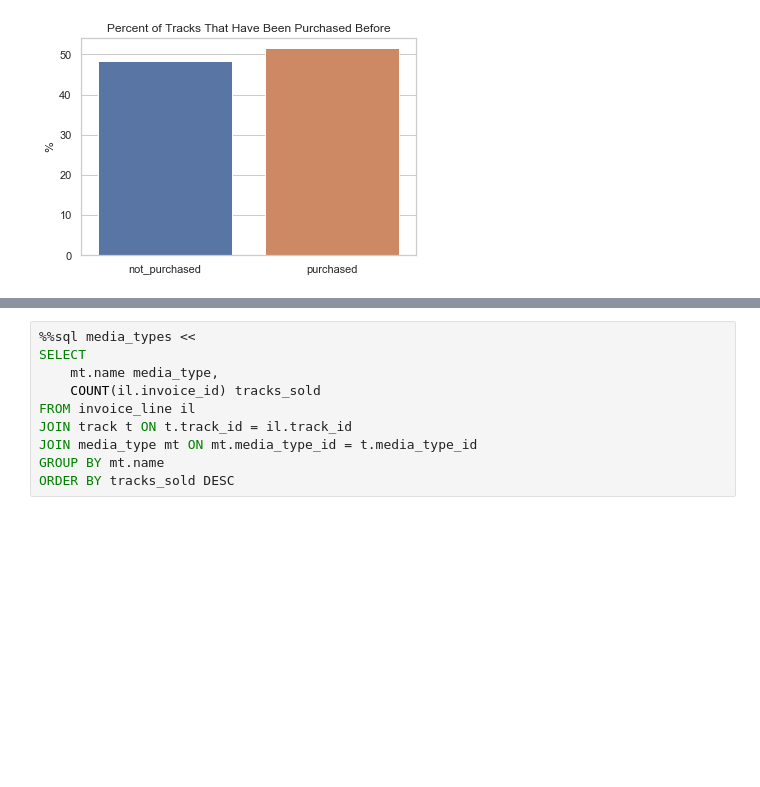
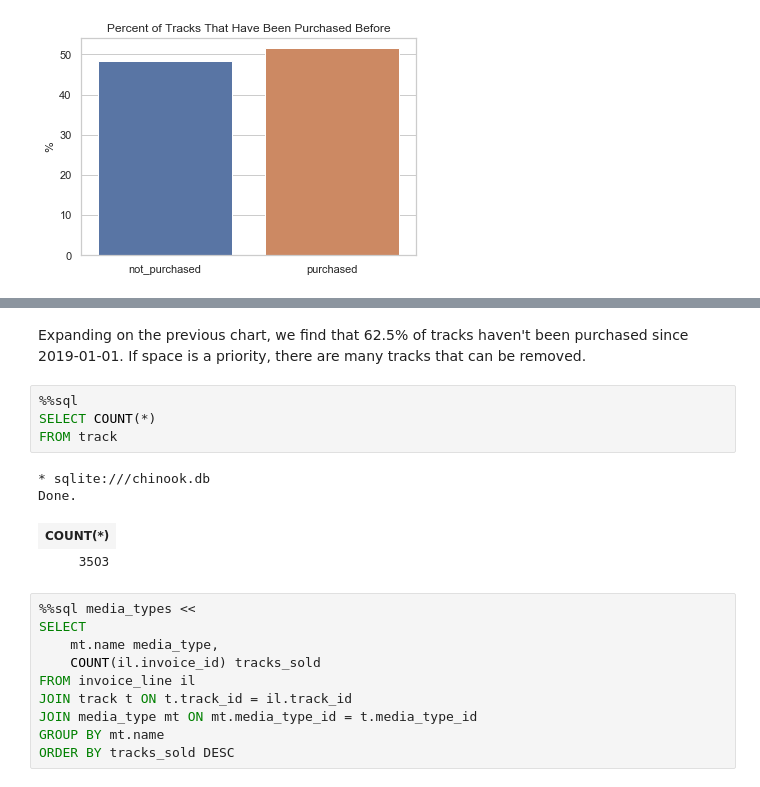
Before and after one commit to db-lab/portfolio, a Jupyter notebook: chinook_biz_analysis/chinook_analysis.ipynb, the cells around one changed output, grey strips where cells are left out. Drawn from its saved outputs; the diff is of its cells as text; blank space fills up the shorter version.

```diff
--- a/chinook_biz_analysis/chinook_analysis.ipynb
+++ b/chinook_biz_analysis/chinook_analysis.ipynb
@@ -197,3 +225,14 @@ ax.set(ylabel='%', title='Percent of Tracks That Have Been Purchased Before')
+# %% [markdown]
+Expanding on the previous chart, we find that 62.5% of tracks haven't been purchased since 2019-01-01. If space is a priority, there are many tracks that can be removed.
+# %%
+%%sql
+SELECT COUNT(*)
+FROM track
+# %% [output]
+* sqlite:///chinook.db
+Done.
+| COUNT(*) |
+| 3503 |
 # %%
 %%sql media_types <<
 SELECT
```
Also changed, not shown: parts of 18 cells of this notebook.
